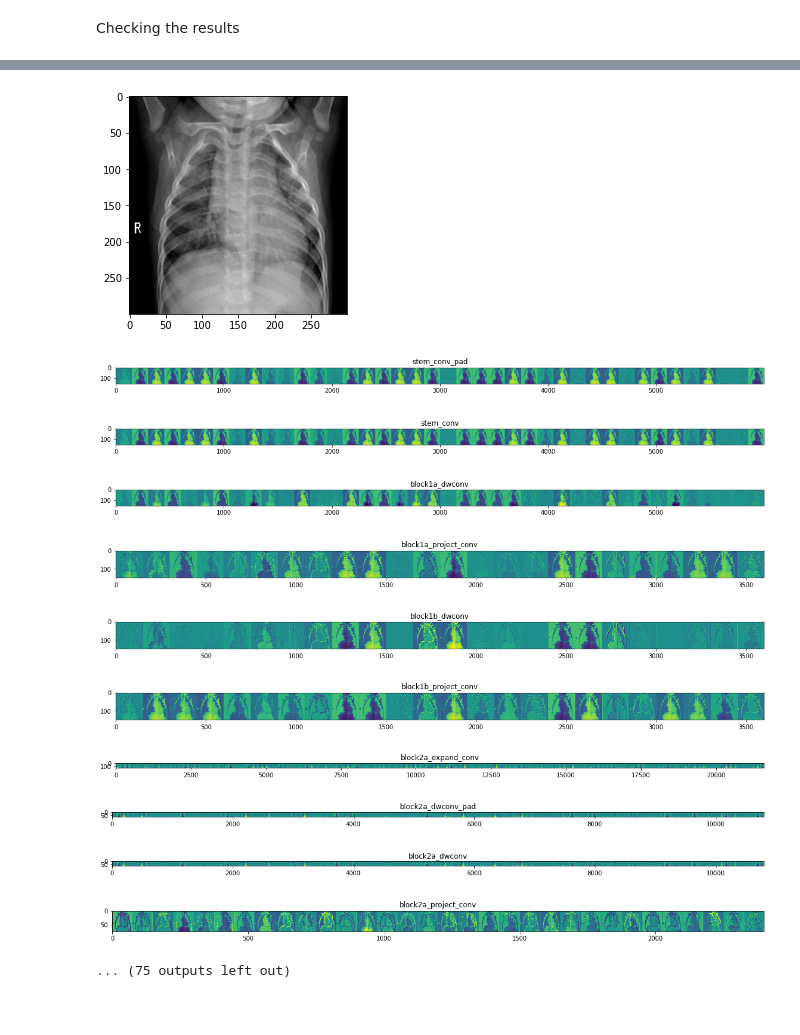
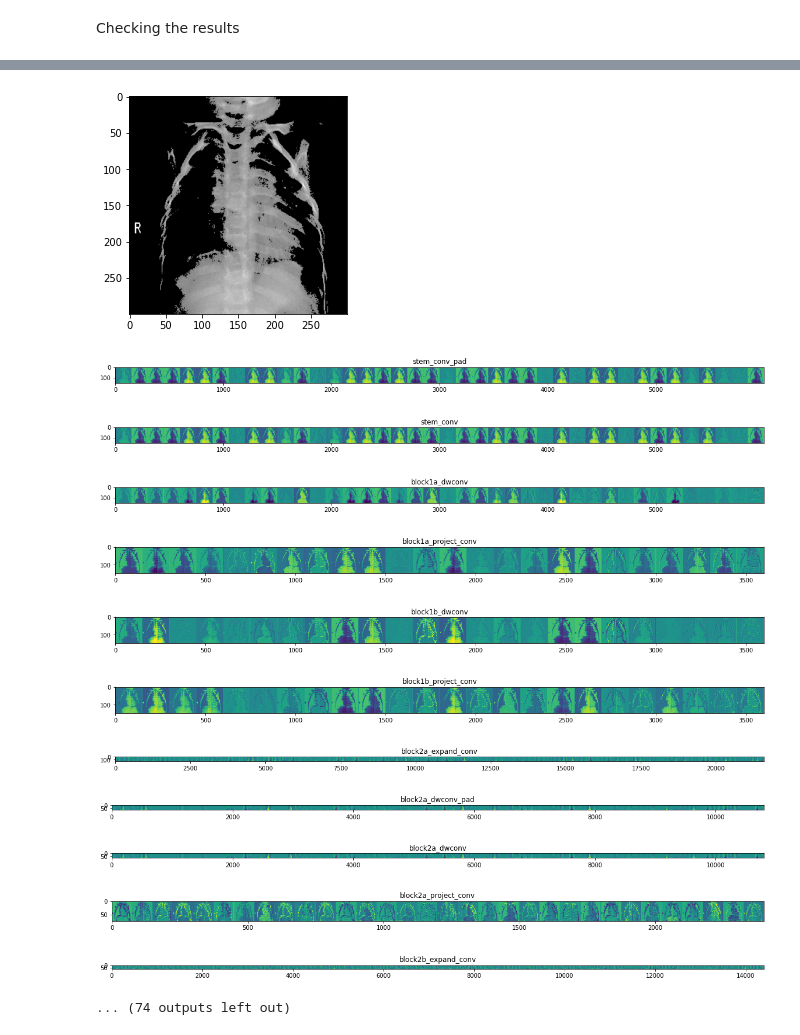
Before and after one commit to bardiakzzzz/CoronaHack--Chest-X-Ray, a Jupyter notebook: CoronaHack.ipynb, the cells around one changed output, grey strips where cells are left out. Drawn from its saved outputs; the diff is of its cells as text; code cells hidden in the pictures; blank space fills up the shorter version.

```diff
--- a/CoronaHack.ipynb
+++ b/CoronaHack.ipynb
@@ -262,8 +402,9 @@ visualization_model = tf.keras.models.Model(inputs = model.input, outputs = succ
 
 image = cv2.imread("/content/Coronahack-Chest-XRay-Dataset/Coronahack-Chest-XRay-Dataset/train/IM-0128-0001.jpeg")
 image = cv2.resize(image,(300,300))
-plt.imshow(image)
-image = np.expand_dims(image, axis=0)
+_, thresh = cv2.threshold(image,127,255,cv2.THRESH_TOZERO)
+plt.imshow(thresh)
+thresh = np.expand_dims(thresh, axis=0)
 
 successive_feature_maps = visualization_model.predict(thresh)
 
@@ -304,6 +445,6 @@ for layer_name, feature_map in zip(layer_names, successive_feature_maps):
     scale = 20. / n_features
     plt.figure( figsize=(scale * n_features, scale) )
     plt.title ( layer_name )
-    # plt.grid  ( False )
-    plt.imshow( display_grid )
+    plt.grid  ( False )
+    plt.imshow( display_grid, aspect='auto', cmap='viridis' )
 # %% [output]
@@ -311,12 +451,13 @@ WARNING:tensorflow:6 out of the last 6 calls to <function Model.make_predict_fun
-[figure, old version]
+[figure, new version]
-[figure, old version]
+[figure, new version]
-[figure, old version]
+[figure, new version]
-[figure, old version]
+[figure, new version]
-[figure, old version]
+[figure, new version]
-[figure, old version]
+[figure, new version]
-[figure, old version]
+[figure, new version]
 [figure]
 [figure]
 [figure]
-[figure, old version]
+[figure, new version]
-... (75 outputs left out)
+[figure, added]
+... (74 outputs left out)
```
Also changed, not shown: parts of 22 cells of this notebook.
